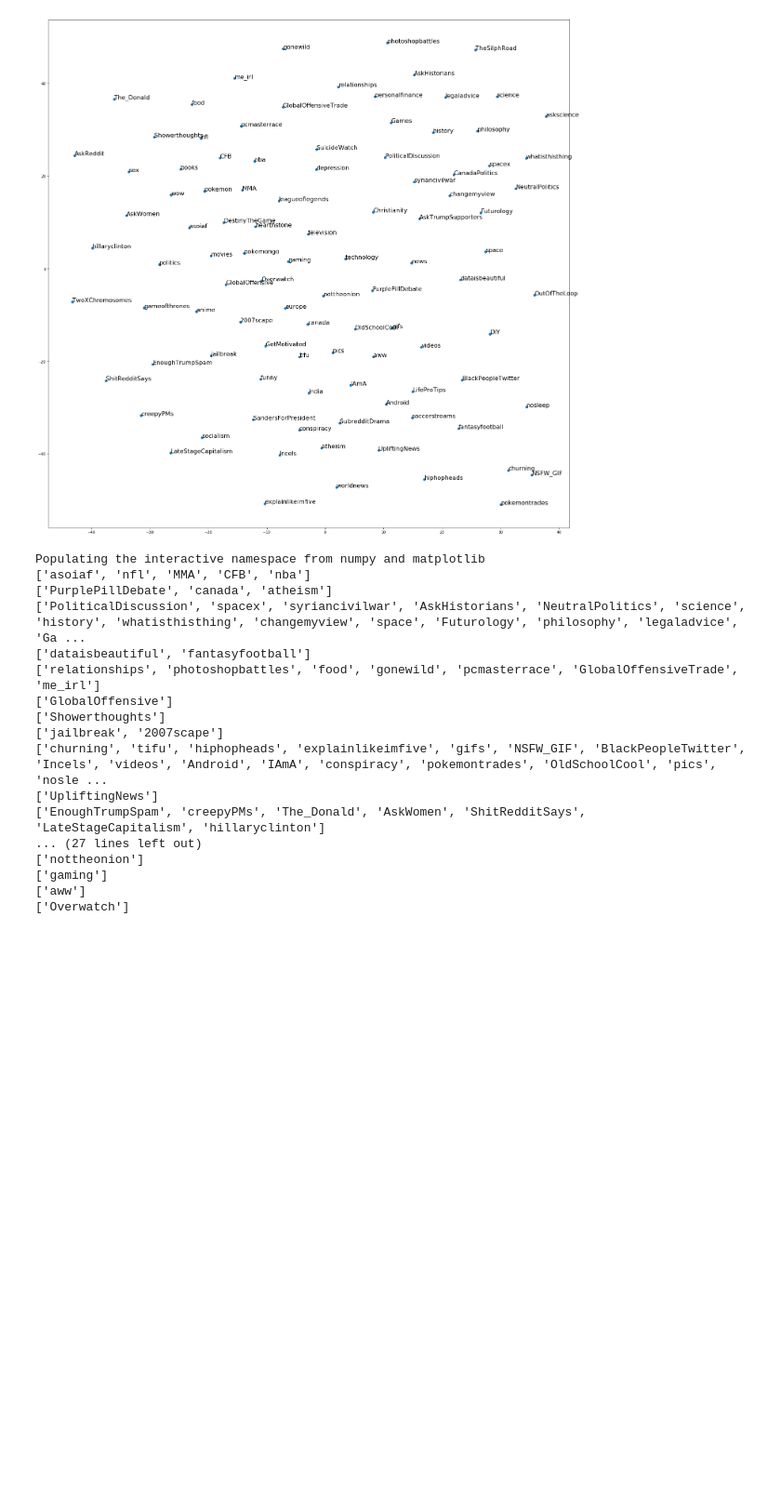
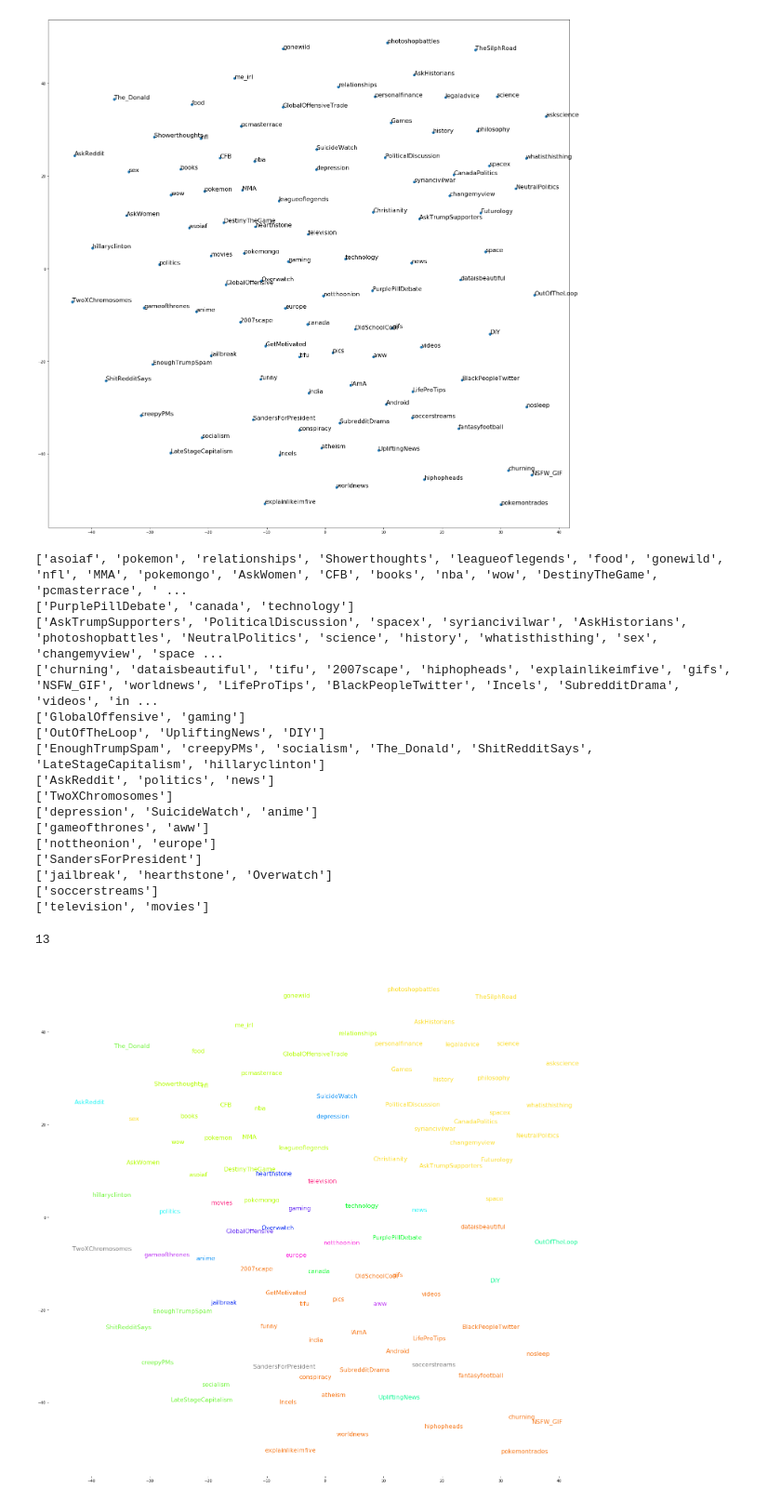
Before and after one commit to ceshwar/norm-network, a Jupyter notebook: Projection_and_community_detection.ipynb, the cells around one changed output. Shown at 93% size. Saved outputs shown, nothing was run; the diff lists cells and outputs as text; code cells hidden in the pictures; blank space fills up the shorter version.

Commit message:
updated community notebook to display the communities

```diff
--- a/Projection_and_community_detection.ipynb
+++ b/Projection_and_community_detection.ipynb
@@ -48,33 +48,33 @@ for i in range(len(res)):
         G.add_edge(column_names[i],column_names[j],weight=res[i,j])
 
 
-partition = community.best_partition(G, resolution=.92) #<--- this is the param you want to tweak
+partition = community.best_partition(G, resolution=.95) #<--- this is the param you want to tweak
 
 size = float(len(set(partition.values())))
 pos = nx.spring_layout(G)
 count = 0.
+list_partitions = []
 for com in set(partition.values()):
     count = count + 1.
 
     list_nodes = [nodes for nodes in partition.keys()
                                 if partition[nodes] == com]
-
+    list_partitions.append(list_nodes)
     print list_nodes
 # %% [output]
-Populating the interactive namespace from numpy and matplotlib
-['asoiaf', 'nfl', 'MMA', 'CFB', 'nba']
-['PurplePillDebate', 'canada', 'atheism']
-['PoliticalDiscussion', 'spacex', 'syriancivilwar', 'AskHistorians', 'NeutralPolitics', 'science', 'history', 'whatisthisthing', 'changemyview', 'space', 'Futurology', 'philosophy', 'legaladvice', 'Ga ...
-['dataisbeautiful', 'fantasyfootball']
-['relationships', 'photoshopbattles', 'food', 'gonewild', 'pcmasterrace', 'GlobalOffensiveTrade', 'me_irl']
-['GlobalOffensive']
-['Showerthoughts']
-['jailbreak', '2007scape']
-['churning', 'tifu', 'hiphopheads', 'explainlikeimfive', 'gifs', 'NSFW_GIF', 'BlackPeopleTwitter', 'Incels', 'videos', 'Android', 'IAmA', 'conspiracy', 'pokemontrades', 'OldSchoolCool', 'pics', 'nosle ...
-['UpliftingNews']
-['EnoughTrumpSpam', 'creepyPMs', 'The_Donald', 'AskWomen', 'ShitRedditSays', 'LateStageCapitalism', 'hillaryclinton']
-... (27 lines left out)
-['nottheonion']
-['gaming']
-['aww']
-['Overwatch']
+['asoiaf', 'pokemon', 'relationships', 'Showerthoughts', 'leagueoflegends', 'food', 'gonewild', 'nfl', 'MMA', 'pokemongo', 'AskWomen', 'CFB', 'books', 'nba', 'wow', 'DestinyTheGame', 'pcmasterrace', ' ...
+['PurplePillDebate', 'canada', 'technology']
+['AskTrumpSupporters', 'PoliticalDiscussion', 'spacex', 'syriancivilwar', 'AskHistorians', 'photoshopbattles', 'NeutralPolitics', 'science', 'history', 'whatisthisthing', 'sex', 'changemyview', 'space ...
+['churning', 'dataisbeautiful', 'tifu', '2007scape', 'hiphopheads', 'explainlikeimfive', 'gifs', 'NSFW_GIF', 'worldnews', 'LifeProTips', 'BlackPeopleTwitter', 'Incels', 'SubredditDrama', 'videos', 'in ...
+['GlobalOffensive', 'gaming']
+['OutOfTheLoop', 'UpliftingNews', 'DIY']
+['EnoughTrumpSpam', 'creepyPMs', 'socialism', 'The_Donald', 'ShitRedditSays', 'LateStageCapitalism', 'hillaryclinton']
+['AskReddit', 'politics', 'news']
+['TwoXChromosomes']
+['depression', 'SuicideWatch', 'anime']
+['gameofthrones', 'aww']
+['nottheonion', 'europe']
+['SandersForPresident']
+['jailbreak', 'hearthstone', 'Overwatch']
+['soccerstreams']
+['television', 'movies']
@@ -80,0 +83,7 @@ Populating the interactive namespace from numpy and matplotlib
+# %%
+#unique color indices
+colors = {k:(len(j)>1 and i+1 or 0) for (i, j) in enumerate(sorted(list_partitions, key=lambda x:len(x), reverse=True)) for k in j}
+# %%
+max(colors.values())
+# %% [output]
+13
@@ -80,0 +92,15 @@ Populating the interactive namespace from numpy and matplotlib
+# %%
+from colorsys import hls_to_rgb
+def get_distinct_colors(n):
+
+    colors = []
+
+    for i in np.arange(0., 360., 360. / n):
+        h = i / 360.
+        l = (50 + np.random.rand() * 10) / 100.
+        s = (90 + np.random.rand() * 10) / 100.
+        colors.append(hls_to_rgb(h, l, s))
+
+    return colors
+n_colors = max(colors.values())-min(colors.values())+1
+the_colors = get_distinct_colors(n_colors)
@@ -80,0 +110,12 @@ Populating the interactive namespace from numpy and matplotlib
+# %%
+the_colors[0] = 'grey'
+# %%
+fig = plt.figure(figsize=(25, 25))
+gca().scatter(proj[:,0], proj[:,1], s=0)
+for label, (x, y) in zip(column_names, proj):
+    t = gca().text(x, y, label,
+#         t = plt.text(x+np.random.normal(), y+np.random.normal()*2, label,
+        fontdict={'weight': 'regular', 'size': 16, 'color':the_colors[colors[label]]}, )
+sns.despine(left=True, bottom=True)
+# %% [output]
+[figure, added]
```
Also changed, not shown: parts of 3 cells of this notebook.
